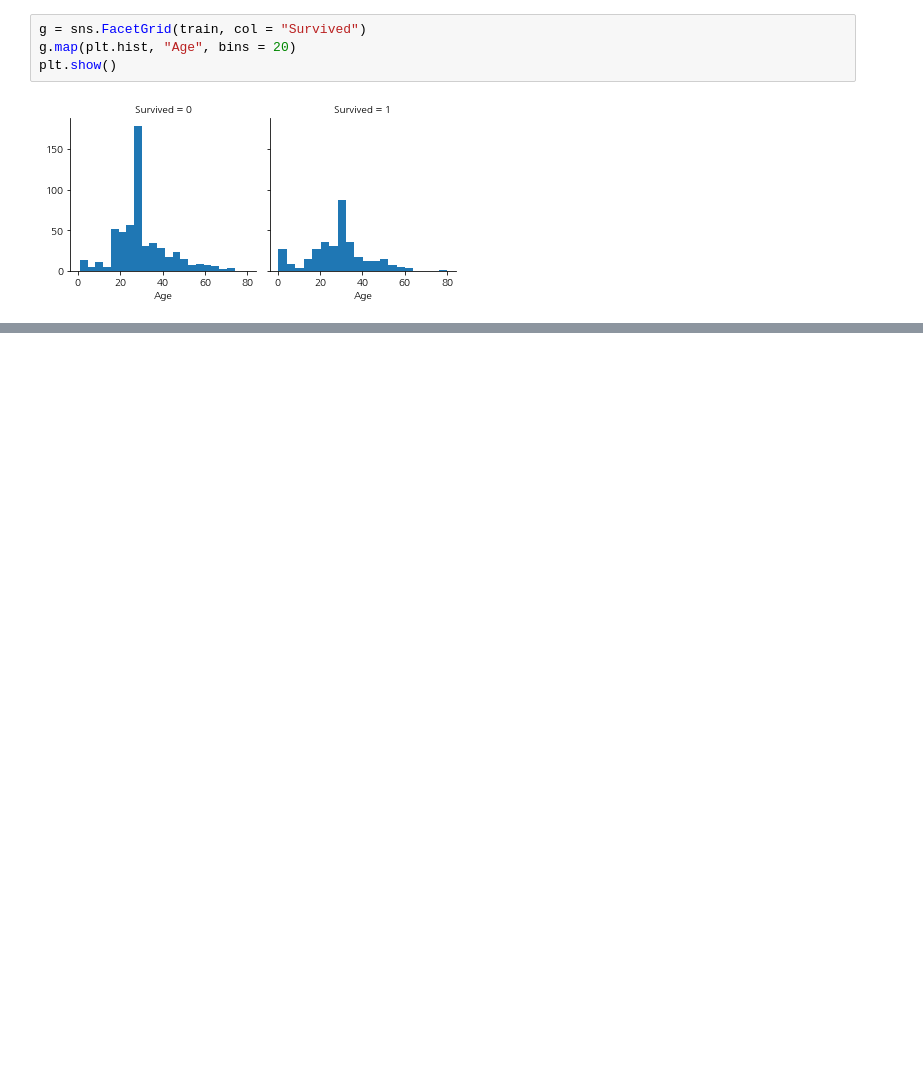
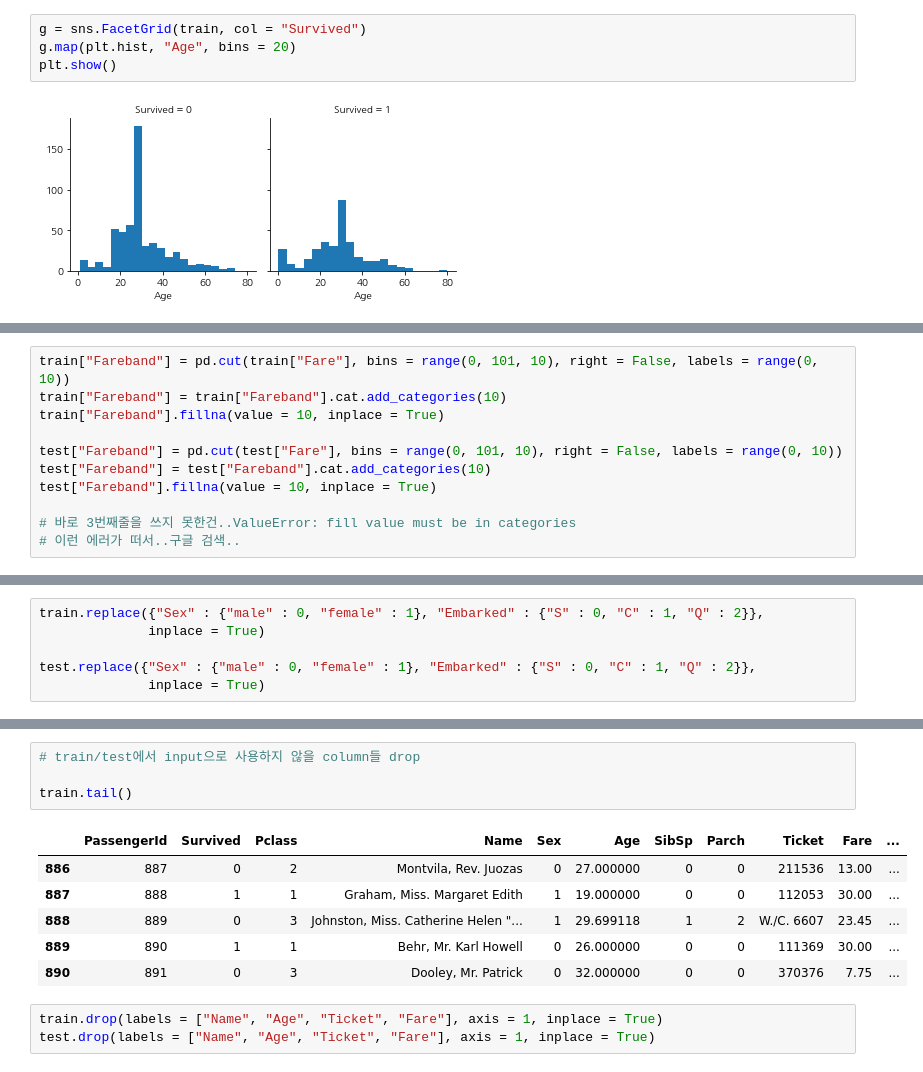
Before and after one commit to youngjo89/titanic, a Jupyter notebook: titanic.ipynb, the cells around one changed output, grey strips where cells are left out. Drawn from its saved outputs; the diff is of its cells as text; blank space fills up the shorter version.

```diff
--- a/titanic.ipynb
+++ b/titanic.ipynb
@@ -220,0 +260,11 @@ plt.show()
+# %%
+train["Fareband"] = pd.cut(train["Fare"], bins = range(0, 101, 10), right = False, labels = range(0, 10))
+train["Fareband"] = train["Fareband"].cat.add_categories(10)
+train["Fareband"].fillna(value = 10, inplace = True)
+
+test["Fareband"] = pd.cut(test["Fare"], bins = range(0, 101, 10), right = False, labels = range(0, 10))
+test["Fareband"] = test["Fareband"].cat.add_categories(10)
+test["Fareband"].fillna(value = 10, inplace = True)
+
+# 바로 3번째줄을 쓰지 못한건..ValueError: fill value must be in categories
+# 이런 에러가 떠서..구글 검색..
@@ -220,0 +277,6 @@ plt.show()
+# %%
+train.replace({"Sex" : {"male" : 0, "female" : 1}, "Embarked" : {"S" : 0, "C" : 1, "Q" : 2}},
+              inplace = True)
+
+test.replace({"Sex" : {"male" : 0, "female" : 1}, "Embarked" : {"S" : 0, "C" : 1, "Q" : 2}},
+              inplace = True)
@@ -220,0 +308,14 @@ plt.show()
+# %%
+# train/test에서 input으로 사용하지 않을 column들 drop
+
+train.tail()
+# %% [output]
+|  | PassengerId | Survived | Pclass | Name | Sex | Age | SibSp | Parch | Ticket | Fare | ... |
+| 886 | 887 | 0 | 2 | Montvila, Rev. Juozas | 0 | 27.000000 | 0 | 0 | 211536 | 13.00 | ... |
+| 887 | 888 | 1 | 1 | Graham, Miss. Margaret Edith | 1 | 19.000000 | 0 | 0 | 112053 | 30.00 | ... |
+| 888 | 889 | 0 | 3 | Johnston, Miss. Catherine Helen "... | 1 | 29.699118 | 1 | 2 | W./C. 6607 | 23.45 | ... |
+| 889 | 890 | 1 | 1 | Behr, Mr. Karl Howell | 0 | 26.000000 | 0 | 0 | 111369 | 30.00 | ... |
+| 890 | 891 | 0 | 3 | Dooley, Mr. Patrick | 0 | 32.000000 | 0 | 0 | 370376 | 7.75 | ... |
+# %%
+train.drop(labels = ["Name", "Age", "Ticket", "Fare"], axis = 1, inplace = True)
+test.drop(labels = ["Name", "Age", "Ticket", "Fare"], axis = 1, inplace = True)
```
Also changed, not shown: parts of 40 cells of this notebook, 1 other file.
